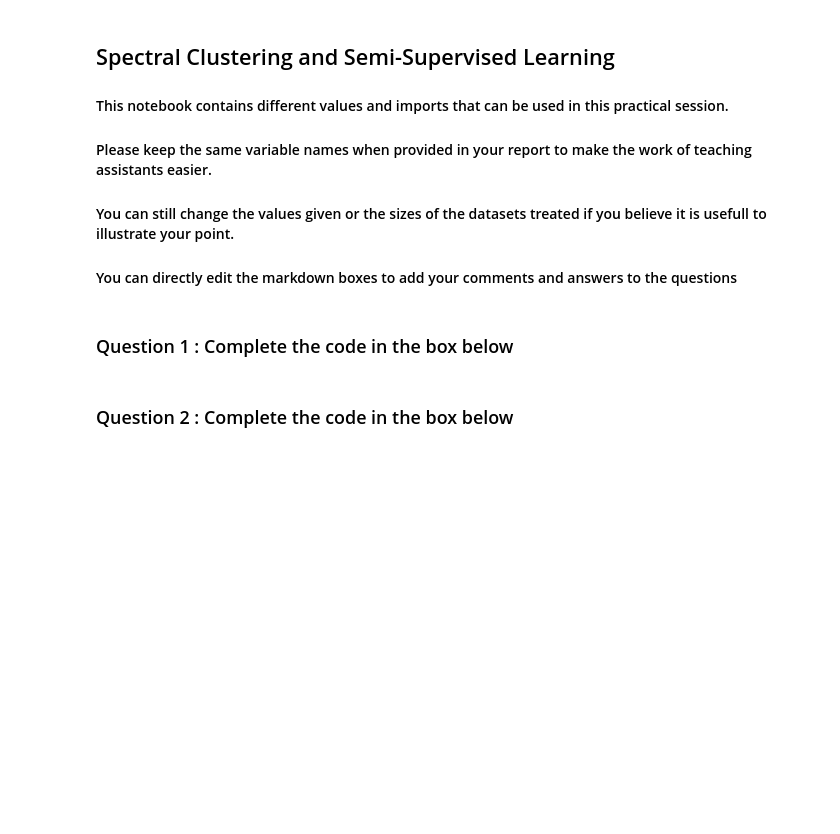
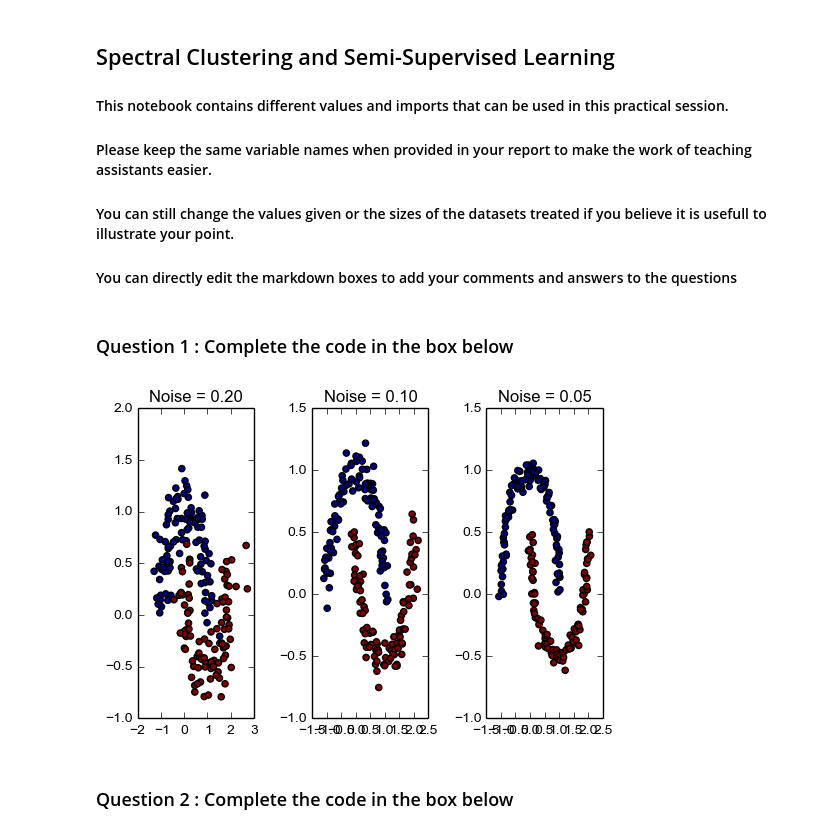
Before and after one commit to TdOpt/SpectralClustering, a Jupyter notebook: TP_SpectralClustering.ipynb, the cells around one changed output. Drawn from its saved outputs; the diff is of its cells as text; code cells hidden in the pictures; blank space fills up the shorter version.

```diff
--- a/TP_SpectralClustering.ipynb
+++ b/TP_SpectralClustering.ipynb
@@ -20,16 +20,19 @@ noise_level_list = [.05,.1,.2] # You can change these values
 # %%
 #A dictionnary which maps the noise level to the correponding moon dataset (if it has already been generated)
 noisy_moons = {}
 for i in range(len(noise_level_list)):
     noisy_moons[noise_level_list[i]] = make_moons(n_samples,shuffle = False, noise =noise_level_list[i])
 
 
 f, a = plt.subplots(1,len(noise_level_list))
+f.subplots_adjust(wspace = 0.5, hspace=0.5)
 i = 0
 for noise in noisy_moons.iterkeys():
     a[i].scatter(noisy_moons[noise][0][:,0], noisy_moons[noise][0][:,1], c = noisy_moons[noise][1])
     a[i].set_title('Noise = %.2f' % noise)
     i += 1
+# %% [output]
+[figure, added]
 # %%
 # Question 2 :
 from sklearn.neighbors import kneighbors_graph
```
Also changed, not shown: parts of 4 cells of this notebook.
